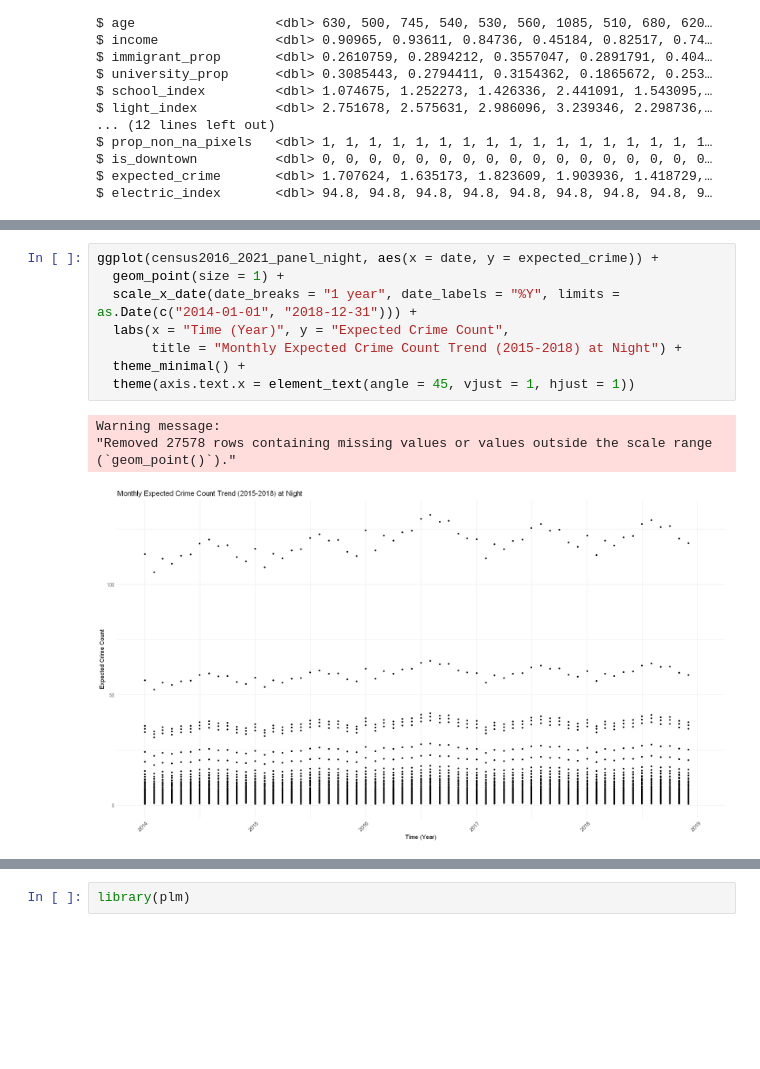
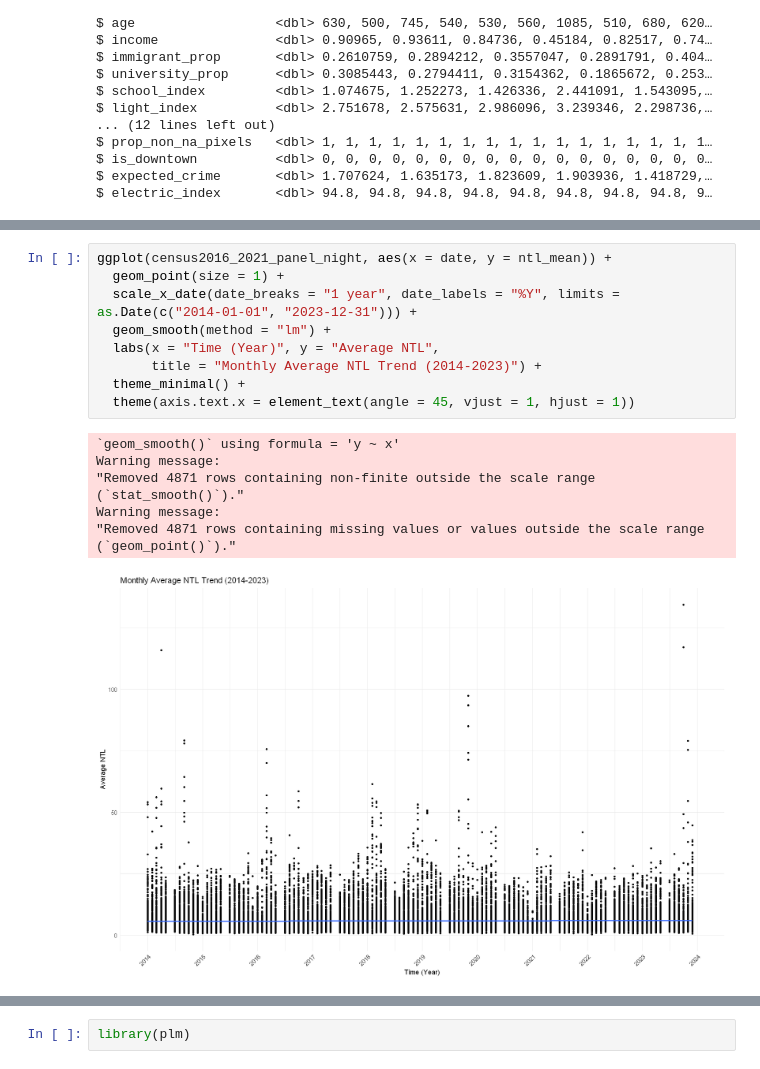
Before and after one commit to Irene-Berezin/econ_398_project, a Jupyter notebook: project_workbook.ipynb, the cells around one changed output, grey strips where cells are left out. Cells and saved outputs as stored; diff of their text form; blank space fills up the shorter version.

```diff
--- a/project_workbook.ipynb
+++ b/project_workbook.ipynb
@@ -808,13 +889,18 @@ $ expected_day_crime   <dbl> 0.000000, 0.000000, 1.481443, 0.000000, 0.000000,
 # %%
-ggplot(census2016_2021_panel_night, aes(x = date, y = expected_crime)) +
+ggplot(census2016_2021_panel_night, aes(x = date, y = ntl_mean)) +
   geom_point(size = 1) +
-  scale_x_date(date_breaks = "1 year", date_labels = "%Y", limits = as.Date(c("2014-01-01", "2018-12-31"))) +
-  labs(x = "Time (Year)", y = "Expected Crime Count",
-       title = "Monthly Expected Crime Count Trend (2015-2018) at Night") +
+  scale_x_date(date_breaks = "1 year", date_labels = "%Y", limits = as.Date(c("2014-01-01", "2023-12-31"))) +
+  geom_smooth(method = "lm") +
+  labs(x = "Time (Year)", y = "Average NTL",
+       title = "Monthly Average NTL Trend (2014-2023)") +
   theme_minimal() +
   theme(axis.text.x = element_text(angle = 45, vjust = 1, hjust = 1))
 # %% [output]
+`geom_smooth()` using formula = 'y ~ x'
 Warning message:
-"Removed 27578 rows containing missing values or values outside the scale range
+"Removed 4871 rows containing non-finite outside the scale range
+(`stat_smooth()`)."
+Warning message:
+"Removed 4871 rows containing missing values or values outside the scale range
 (`geom_point()`)."
-[figure, old version]
+[figure, new version]
```
Also changed, not shown: parts of 69 cells of this notebook.
